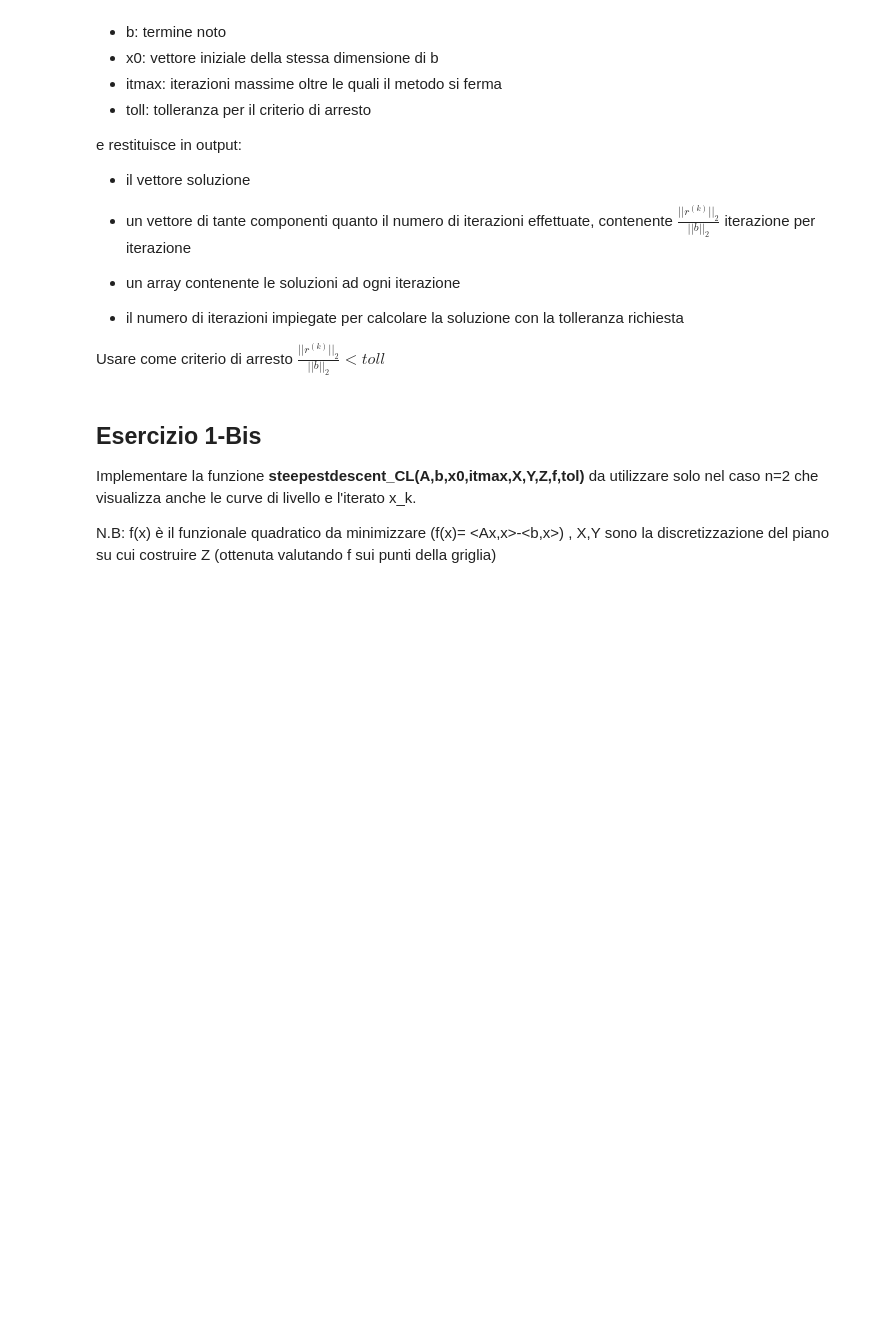
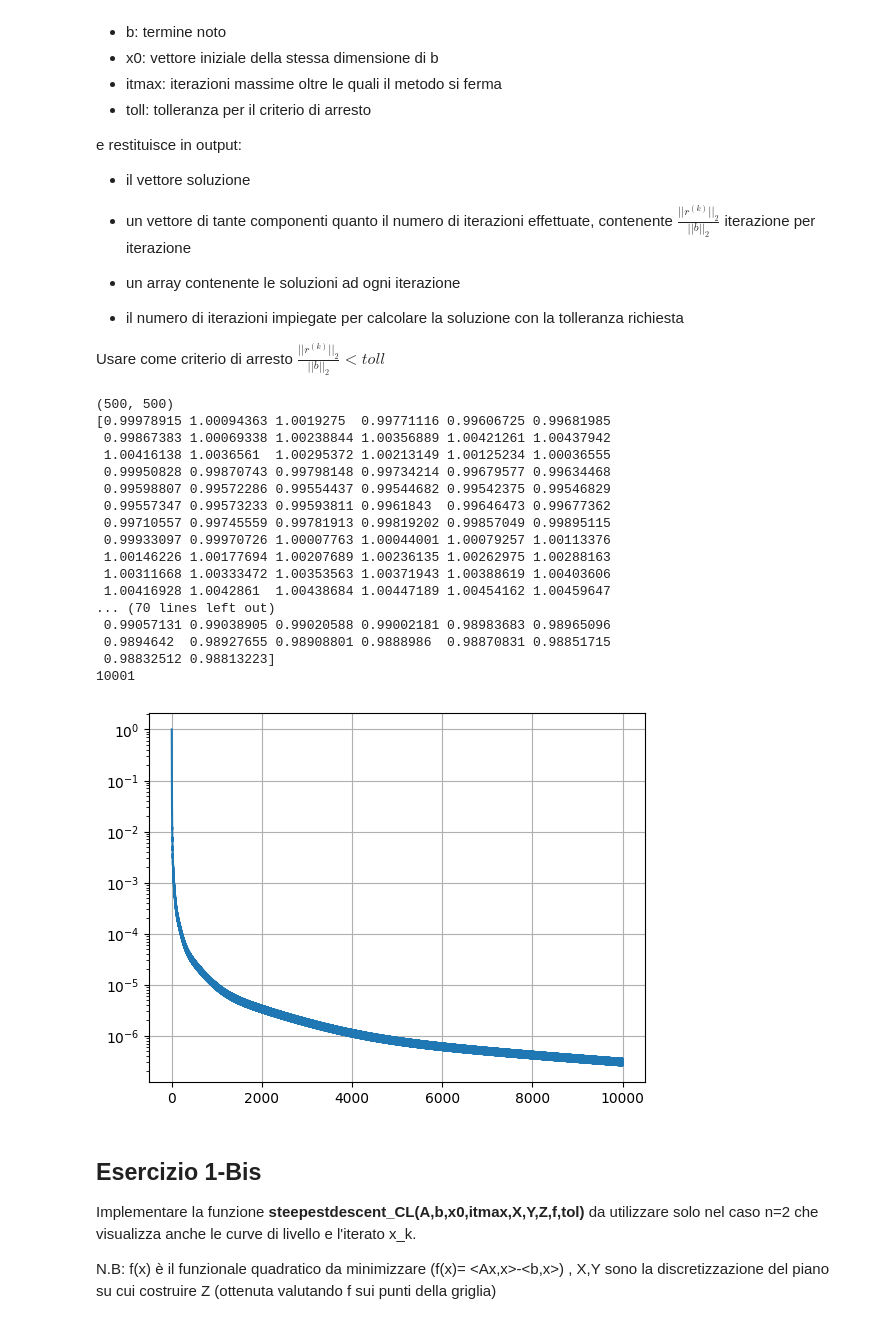
Before and after one commit to Nickolausen/unibo-metodi-numerici, a Jupyter notebook: lab11/Esercitazione_11.ipynb, the cells around one changed output. Saved outputs shown, nothing was run; the diff lists cells and outputs as text; code cells hidden in the pictures; blank space fills up the shorter version.

```diff
--- a/lab11/Esercitazione_11.ipynb
+++ b/lab11/Esercitazione_11.ipynb
@@ -27,36 +27,66 @@ e restituisce in output:
 
 Usare come criterio di arresto $ \frac{||r^{(k)}||_2} {||b||_2} < toll$
 # %%
-def scalar_prod(a, b):
-    return a @ b
-
 def steepest_descent(A, b, x0, maxit, toll):
     m, n = A.shape
     if m != n:
         print("Matrice non quadrata!")
         return None, None, None, None
-
-    x_next, x_curr = None, x0
+    x_curr = x0
     attempts = []
     errors = []
-    r_k = A @ x_curr + b # Gradiente
-    p_k = -r_k # Direzione opposta a quella indicata dal gradiente
     stop = False
 
     while not stop:
+        # Vettore residuo — gradiente
+        r_k = A @ x_curr - b
+        # Direzione opposta del gradiente
+        p_k = -r_k
         # Step size
-        alpha_k = - scalar_prod(r_k, p_k) / scalar_prod(A @ p_k, p_k)
+        alpha_k = (r_k @ r_k) / ((A @ r_k) @ r_k)
+        # Aggiorno l'iterato
+        x_curr += alpha_k * p_k
+        attempts.append(x_curr)
+        error = np.linalg.norm(r_k) / np.linalg.norm(b)
+        errors.append(error)
+        if error < toll or len(attempts) > maxit:
+            stop = True
 
-        # Prossimo iterato
-        x_next = x_curr + alpha_k * p_k
-        attempts.append(x_next)
+    return x_curr, errors, attempts, len(attempts)
 
-        errore = np.linalg.norm(r_curr) / np.linalg.norm(b)
-        errors.append(errore)
+n = 500
+A = sp.linalg.hilbert(n)
+b = np.sum(A, axis=1)
+x0 = np.zeros(A.shape[0])
+toll = np.spacing(1)
+maxit = 10_000
 
-        if errore <= toll or len(attempts) > maxit:
-            stop = True
-        else:
+# Expected result: np.ones(b.shape)
+res, errors, attempts, nr_attempts = steepest_descent(A, b, x0, maxit, toll)
+print(res)
+print(nr_attempts)
+plt.grid(True)
+plt.semilogy(range(len(errors)), errors)
+plt.show()
+# %% [output]
+(500, 500)
+[0.99978915 1.00094363 1.0019275  0.99771116 0.99606725 0.99681985
+ 0.99867383 1.00069338 1.00238844 1.00356889 1.00421261 1.00437942
+ 1.00416138 1.0036561  1.00295372 1.00213149 1.00125234 1.00036555
+ 0.99950828 0.99870743 0.99798148 0.99734214 0.99679577 0.99634468
+ 0.99598807 0.99572286 0.99554437 0.99544682 0.99542375 0.99546829
+ 0.99557347 0.99573233 0.99593811 0.9961843  0.99646473 0.99677362
+ 0.99710557 0.99745559 0.99781913 0.99819202 0.99857049 0.99895115
+ 0.99933097 0.99970726 1.00007763 1.00044001 1.00079257 1.00113376
+ 1.00146226 1.00177694 1.00207689 1.00236135 1.00262975 1.00288163
+ 1.00311668 1.00333472 1.00353563 1.00371943 1.00388619 1.00403606
+ 1.00416928 1.0042861  1.00438684 1.00447189 1.00454162 1.00459647
+... (70 lines left out)
+ 0.99057131 0.99038905 0.99020588 0.99002181 0.98983683 0.98965096
+ 0.9894642  0.98927655 0.98908801 0.9888986  0.98870831 0.98851715
+ 0.98832512 0.98813223]
+10001
+[figure, added]
 # %% [markdown]
 ## Esercizio 1-Bis
 Implementare la funzione **steepestdescent_CL(A,b,x0,itmax,X,Y,Z,f,tol)** da utilizzare solo nel caso n=2 che visualizza anche le curve di livello e l'iterato x_k.
```
Also changed, not shown: parts of 1 cell of this notebook, 8 other files.
